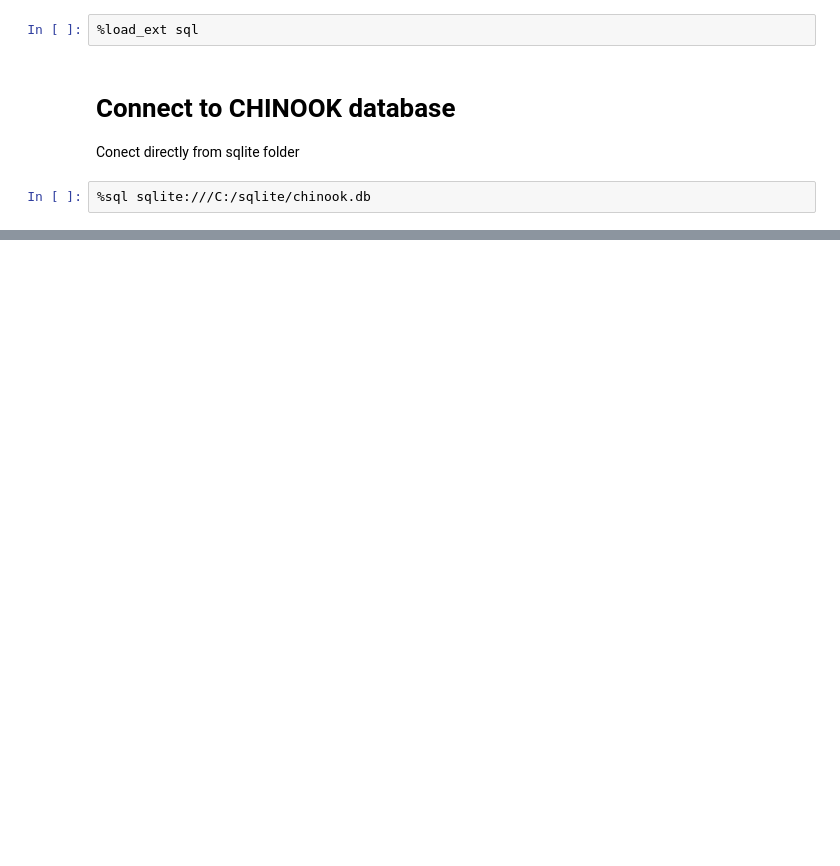
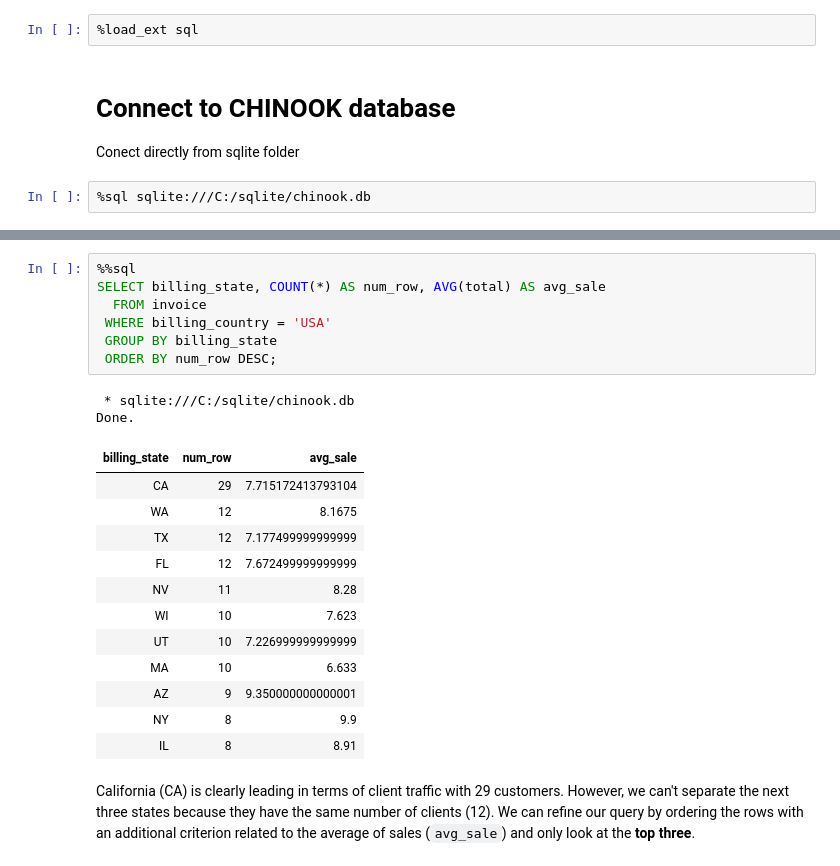
Before and after one commit to TomazFilgueira/Dq_Datascientist, a Jupyter notebook: 5 - Working with Datasources using SQL/5.2 - Summarizing Data in SQL/5.2.3 - Group Summary Statistics with SQL.ipynb, the cells around one changed output, grey strips where cells are left out. Drawn from its saved outputs; the diff is of its cells as text; blank space fills up the shorter version.

```diff
--- a/5 - Working with Datasources using SQL/5.2 - Summarizing Data in SQL/5.2.3 - Group Summary Statistics with SQL.ipynb
+++ b/5 - Working with Datasources using SQL/5.2 - Summarizing Data in SQL/5.2.3 - Group Summary Statistics with SQL.ipynb
@@ -24,0 +227,24 @@ Done.
+# %%
+%%sql
+SELECT billing_state, COUNT(*) AS num_row, AVG(total) AS avg_sale
+  FROM invoice
+ WHERE billing_country = 'USA'
+ GROUP BY billing_state
+ ORDER BY num_row DESC;
+# %% [output]
+ * sqlite:///C:/sqlite/chinook.db
+Done.
+| billing_state | num_row | avg_sale |
+| CA | 29 | 7.715172413793104 |
+| WA | 12 | 8.1675 |
+| TX | 12 | 7.177499999999999 |
+| FL | 12 | 7.672499999999999 |
+| NV | 11 | 8.28 |
+| WI | 10 | 7.623 |
+| UT | 10 | 7.226999999999999 |
+| MA | 10 | 6.633 |
+| AZ | 9 | 9.350000000000001 |
+| NY | 8 | 9.9 |
+| IL | 8 | 8.91 |
+# %% [markdown]
+California (CA) is clearly leading in terms of client traffic with 29 customers. However, we can't separate the next three states because they have the same number of clients (12). We can refine our query by ordering the rows with an additional criterion related to the average of sales (`avg_sale`) and only look at the **top three**.
```
Also changed, not shown: parts of 17 cells of this notebook.
